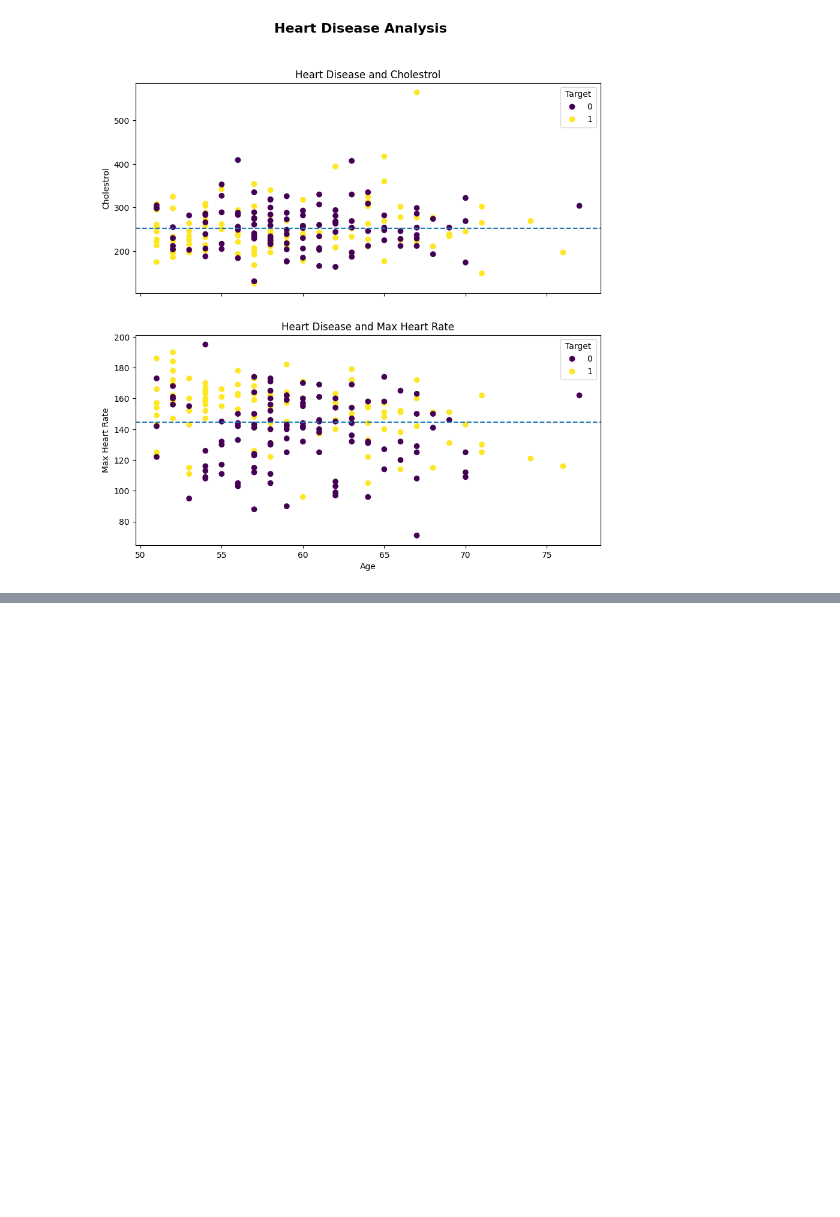
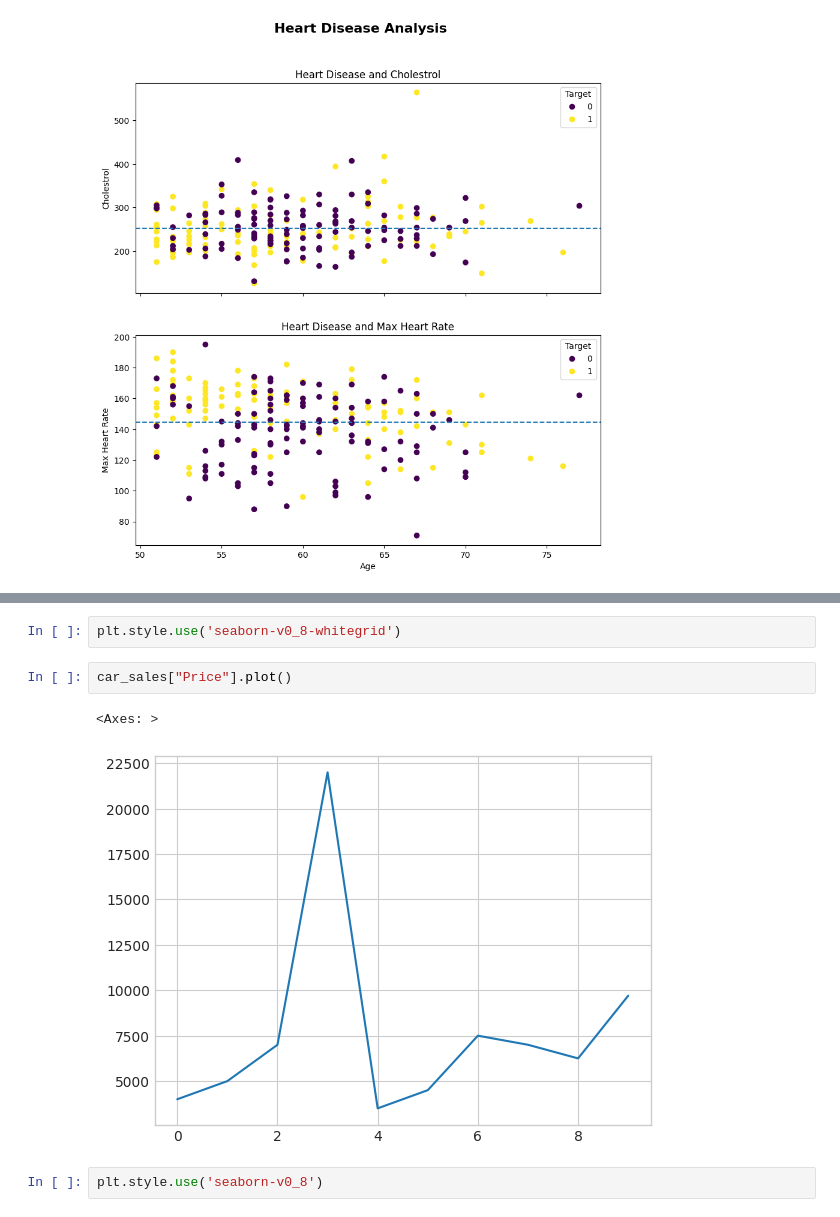
Before and after one commit to gnigam87/ML, a Jupyter notebook: NumpyPandasMatplotlib/Matplotlib_Intro.ipynb, the cells around one changed output, grey strips where cells are left out. Cells and saved outputs as stored; diff of their text form; blank space fills up the shorter version.

```diff
--- a/NumpyPandasMatplotlib/Matplotlib_Intro.ipynb
+++ b/NumpyPandasMatplotlib/Matplotlib_Intro.ipynb
@@ -546,0 +576,9 @@ fig.suptitle("Heart Disease Analysis", fontsize=16, fontweight="bold");
+# %%
+plt.style.use('seaborn-v0_8-whitegrid')
+# %%
+car_sales["Price"].plot()
+# %% [output]
+<Axes: >
+[figure, added]
+# %%
+plt.style.use('seaborn-v0_8')
```
Also changed, not shown: parts of 15 cells of this notebook.
